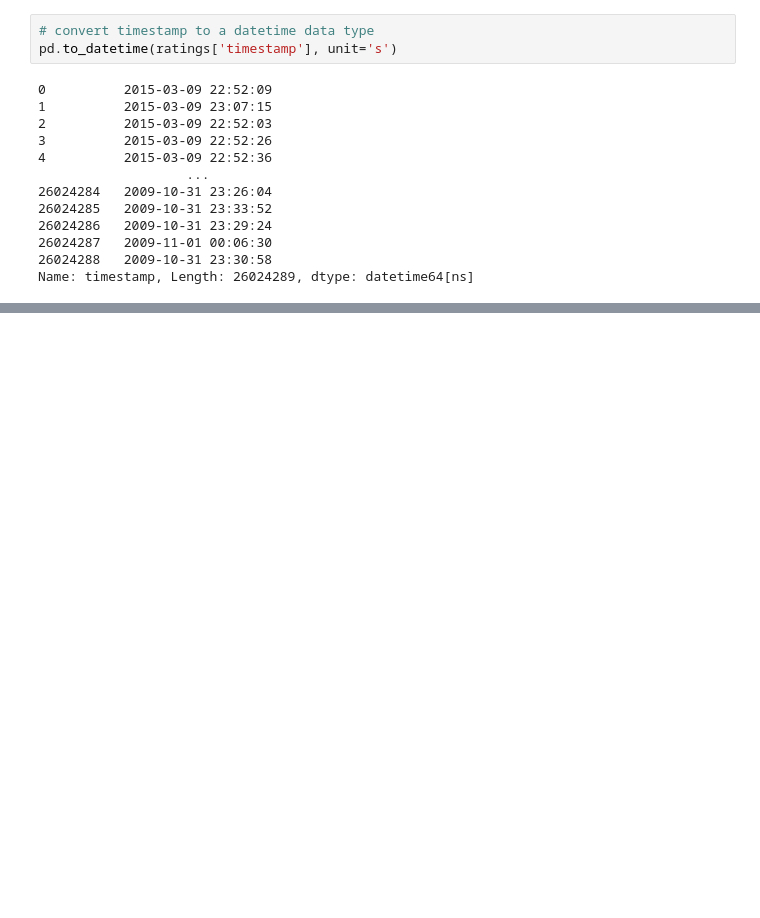
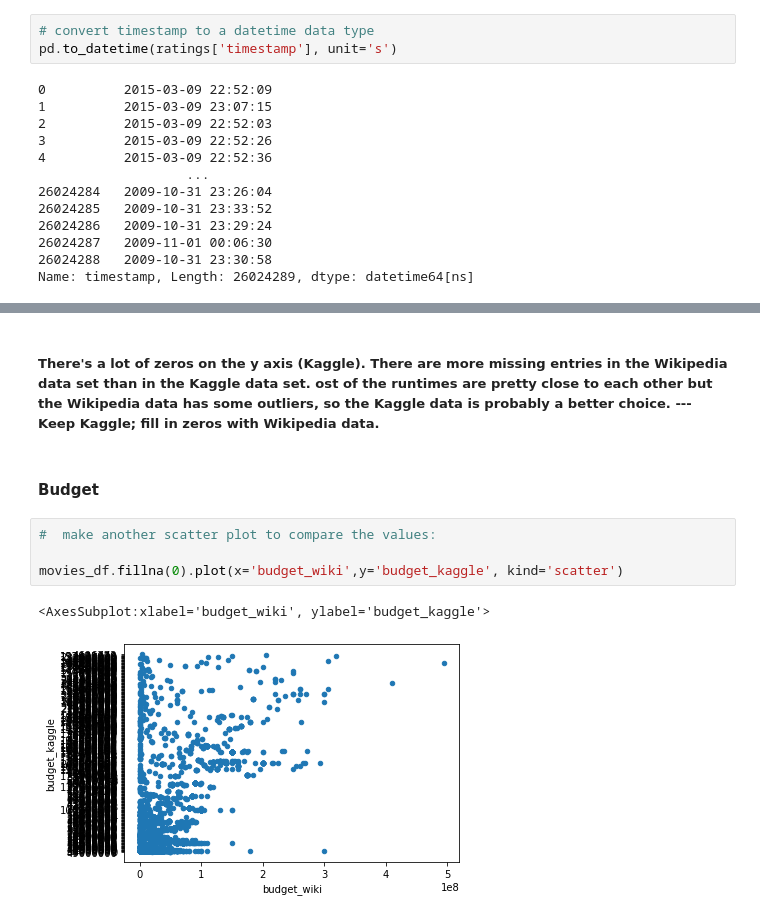
Before and after one commit to martebeatriz/Movies-ETL, a Jupyter notebook: Movielens_Extract.ipynb, the cells around one changed output, grey strips where cells are left out. Saved outputs shown, nothing was run; the diff lists cells and outputs as text; blank space fills up the shorter version.

```diff
--- a/Movielens_Extract.ipynb
+++ b/Movielens_Extract.ipynb
@@ -749,0 +842,11 @@ Name: rating, dtype: float64
+# %% [markdown]
+##### There's a lot of zeros on the y axis (Kaggle). There are more missing entries in the Wikipedia data set than in the Kaggle data set. ost of the runtimes are pretty close to each other but the Wikipedia data has some outliers, so the Kaggle data is probably a better choice. ---Keep Kaggle; fill in zeros with Wikipedia data.
+# %% [markdown]
+#### Budget
+# %%
+#  make another scatter plot to compare the values:
+
+movies_df.fillna(0).plot(x='budget_wiki',y='budget_kaggle', kind='scatter')
+# %% [output]
+<AxesSubplot:xlabel='budget_wiki', ylabel='budget_kaggle'>
+[figure, added]
```
Also changed, not shown: parts of 48 cells of this notebook.
